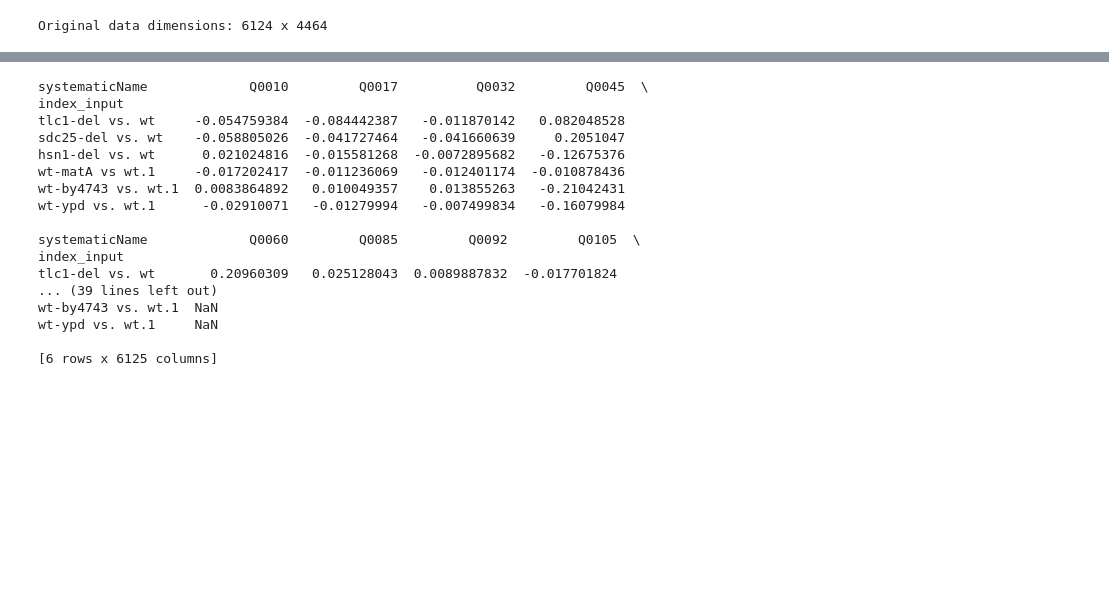
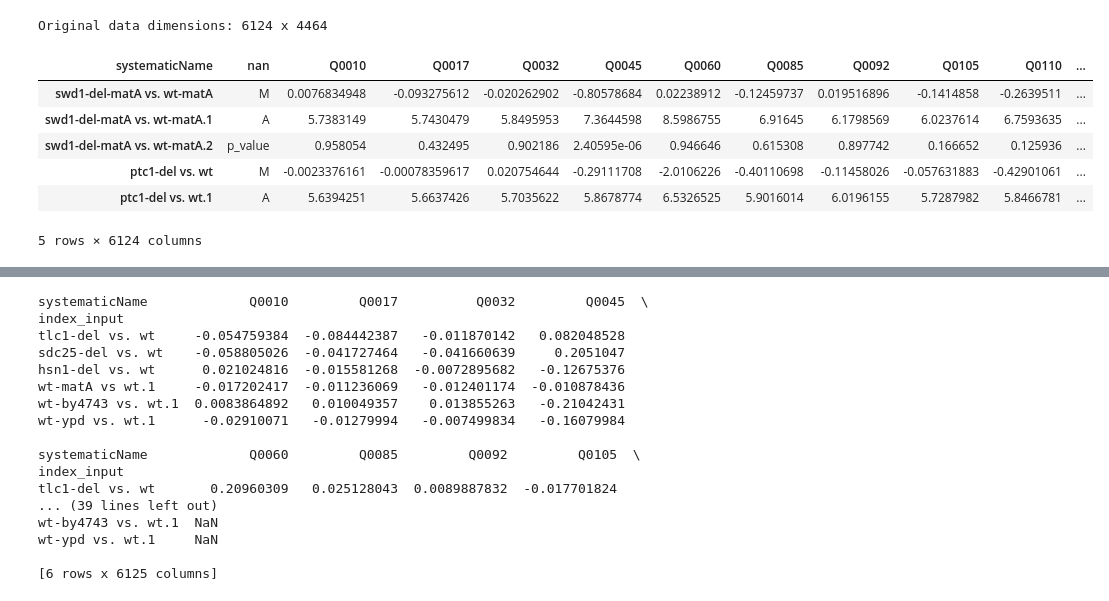
Before and after one commit to yeastphenome/yp-data, a Jupyter notebook: Datasets/24766815/code.ipynb, the cells around one changed output, grey strips where cells are left out. Cells and saved outputs as stored; diff of their text form; code cells hidden in the pictures; blank space fills up the shorter version.

```diff
--- a/Datasets/24766815/code.ipynb
+++ b/Datasets/24766815/code.ipynb
@@ -28,7 +28,7 @@ datasets.head()
 # %% [markdown]
 # Load & process the data
 # %%
-original_data = pd.read_csv('raw_data/deleteome_all_mutants_ex_wt_var_controls.txt', sep='\t', low_memory=False)
+original_data = pd.read_csv('large_files/raw_data/deleteome_all_mutants_ex_wt_var_controls.txt', sep='\t', low_memory=False)
 # %%
 print('Original data dimensions: %d x %d' % (original_data.shape))
 # %% [output]
@@ -39,6 +39,16 @@ original_data = original_data.T
 original_data.columns = original_data.loc['systematicName',:].astype(str)
 # %%
 original_data.drop(index=['reporterId','systematicName','geneSymbol'], inplace=True)
+# %%
+original_data.head()
+# %% [output]
+| systematicName | nan | Q0010 | Q0017 | Q0032 | Q0045 | Q0060 | Q0085 | Q0092 | Q0105 | Q0110 | ... |
+| swd1-del-matA vs. wt-matA | M | 0.0076834948 | -0.093275612 | -0.020262902 | -0.80578684 | 0.02238912 | -0.12459737 | 0.019516896 | -0.1414858 | -0.2639511 | ... |
+| swd1-del-matA vs. wt-matA.1 | A | 5.7383149 | 5.7430479 | 5.8495953 | 7.3644598 | 8.5986755 | 6.91645 | 6.1798569 | 6.0237614 | 6.7593635 | ... |
+| swd1-del-matA vs. wt-matA.2 | p_value | 0.958054 | 0.432495 | 0.902186 | 2.40595e-06 | 0.946646 | 0.615308 | 0.897742 | 0.166652 | 0.125936 | ... |
+| ptc1-del vs. wt | M | -0.0023376161 | -0.00078359617 | 0.020754644 | -0.29111708 | -2.0106226 | -0.40110698 | -0.11458026 | -0.057631883 | -0.42901061 | ... |
+| ptc1-del vs. wt.1 | A | 5.6394251 | 5.6637426 | 5.7035622 | 5.8678774 | 6.5326525 | 5.9016014 | 6.0196155 | 5.7287982 | 5.8466781 | ... |
+5 rows × 6124 columns
 # %%
 data_rows = original_data.index[original_data.iloc[:,0]=='M']
 # %%
```
Also changed, not shown: 1 other file.
